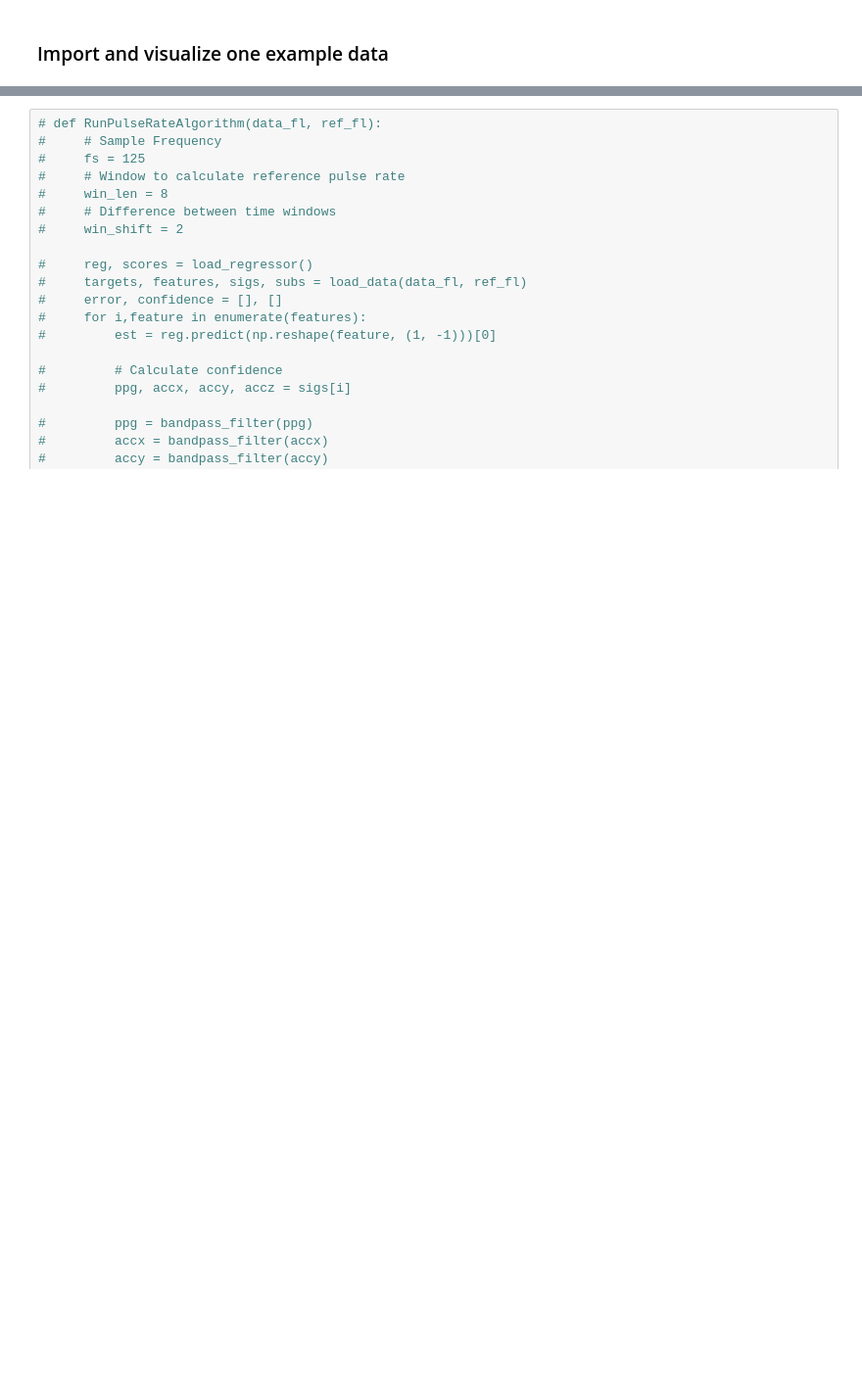
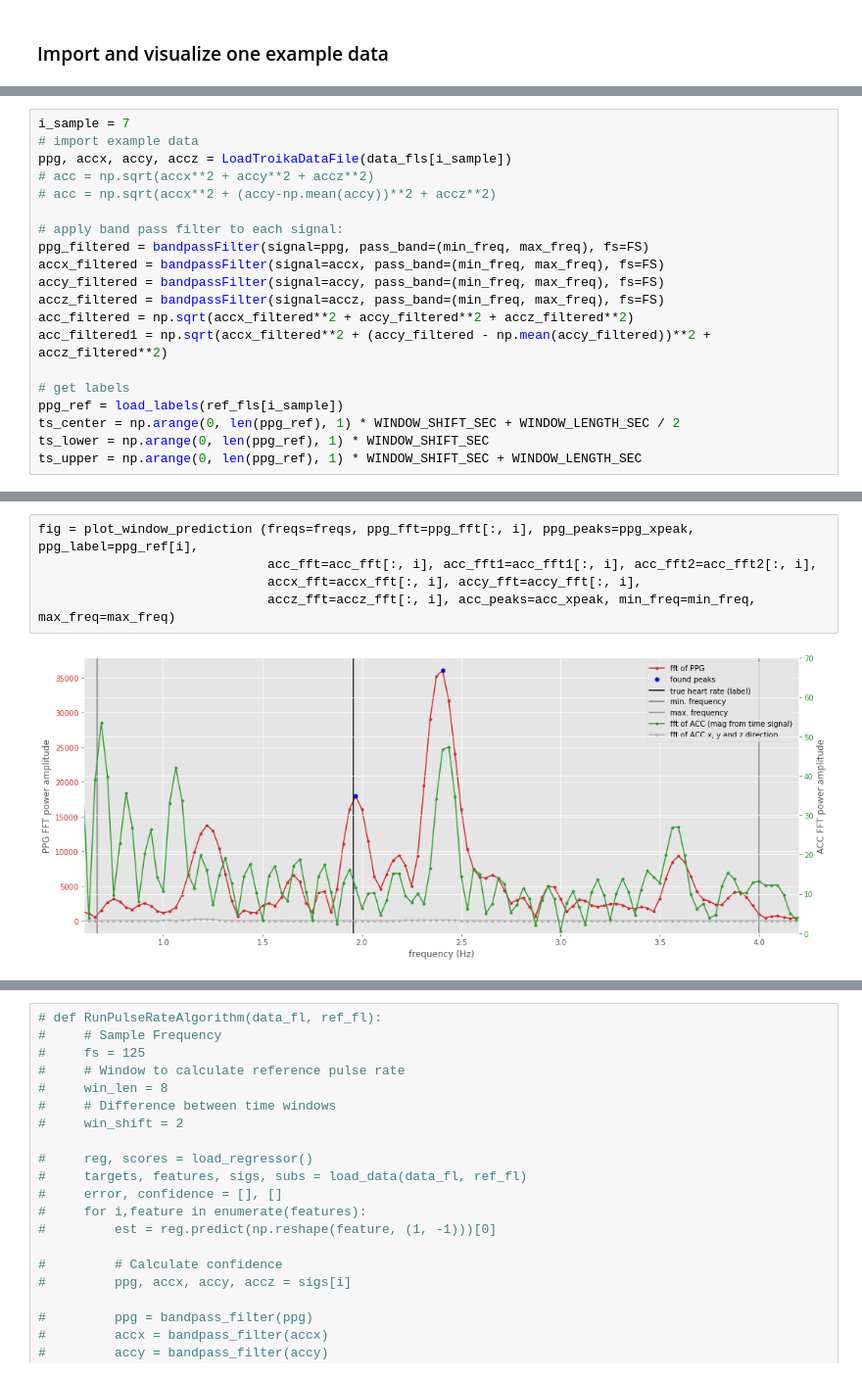
Before and after one commit to phthaloc/nd320-c4-wearable-data-project-starter, a Jupyter notebook: part_1/pulse_rate_starter.ipynb, the cells around one changed output, grey strips where cells are left out. Shown at 98% size. Cells and saved outputs as stored; diff of their text form; blank space fills up the shorter version.

```diff
--- a/part_1/pulse_rate_starter.ipynb
+++ b/part_1/pulse_rate_starter.ipynb
@@ -487,0 +867,20 @@ plt.plot(freqs, fft)
+# %%
+i_sample = 7
+# import example data
+ppg, accx, accy, accz = LoadTroikaDataFile(data_fls[i_sample])
+# acc = np.sqrt(accx**2 + accy**2 + accz**2)
+# acc = np.sqrt(accx**2 + (accy-np.mean(accy))**2 + accz**2)
+
+# apply band pass filter to each signal:
+ppg_filtered = bandpassFilter(signal=ppg, pass_band=(min_freq, max_freq), fs=FS)
+accx_filtered = bandpassFilter(signal=accx, pass_band=(min_freq, max_freq), fs=FS)
+accy_filtered = bandpassFilter(signal=accy, pass_band=(min_freq, max_freq), fs=FS)
+accz_filtered = bandpassFilter(signal=accz, pass_band=(min_freq, max_freq), fs=FS)
+acc_filtered = np.sqrt(accx_filtered**2 + accy_filtered**2 + accz_filtered**2)
+acc_filtered1 = np.sqrt(accx_filtered**2 + (accy_filtered - np.mean(accy_filtered))**2 + accz_filtered**2)
+
+# get labels
+ppg_ref = load_labels(ref_fls[i_sample])
+ts_center = np.arange(0, len(ppg_ref), 1) * WINDOW_SHIFT_SEC + WINDOW_LENGTH_SEC / 2
+ts_lower = np.arange(0, len(ppg_ref), 1) * WINDOW_SHIFT_SEC
+ts_upper = np.arange(0, len(ppg_ref), 1) * WINDOW_SHIFT_SEC + WINDOW_LENGTH_SEC
@@ -487,0 +1018,7 @@ plt.plot(freqs, fft)
+# %%
+fig = plot_window_prediction (freqs=freqs, ppg_fft=ppg_fft[:, i], ppg_peaks=ppg_xpeak, ppg_label=ppg_ref[i],
+                              acc_fft=acc_fft[:, i], acc_fft1=acc_fft1[:, i], acc_fft2=acc_fft2[:, i],
+                              accx_fft=accx_fft[:, i], accy_fft=accy_fft[:, i],
+                              accz_fft=accz_fft[:, i], acc_peaks=acc_xpeak, min_freq=min_freq, max_freq=max_freq)
+# %% [output]
+[figure, added]
```
Also changed, not shown: parts of 54 cells of this notebook.
